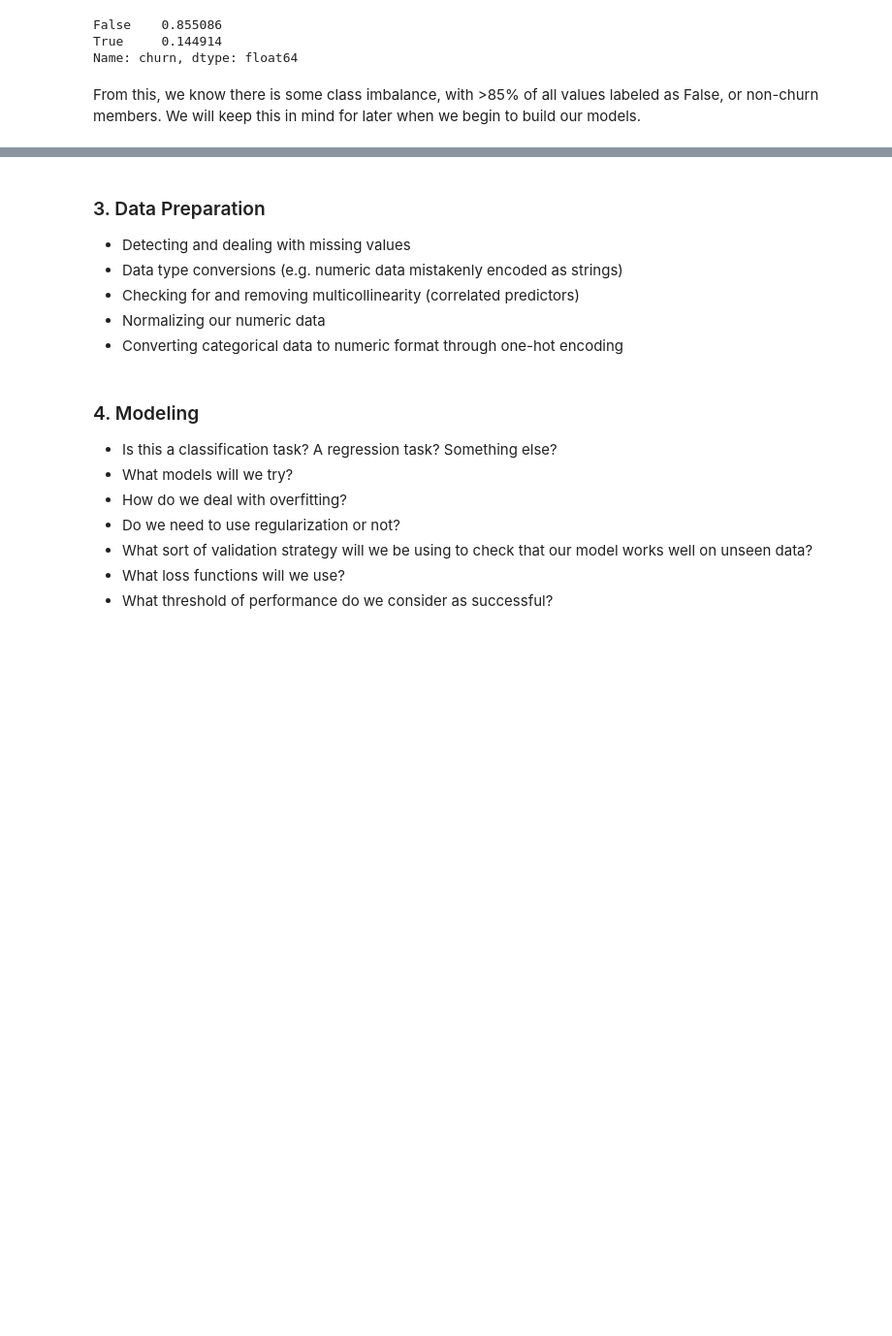
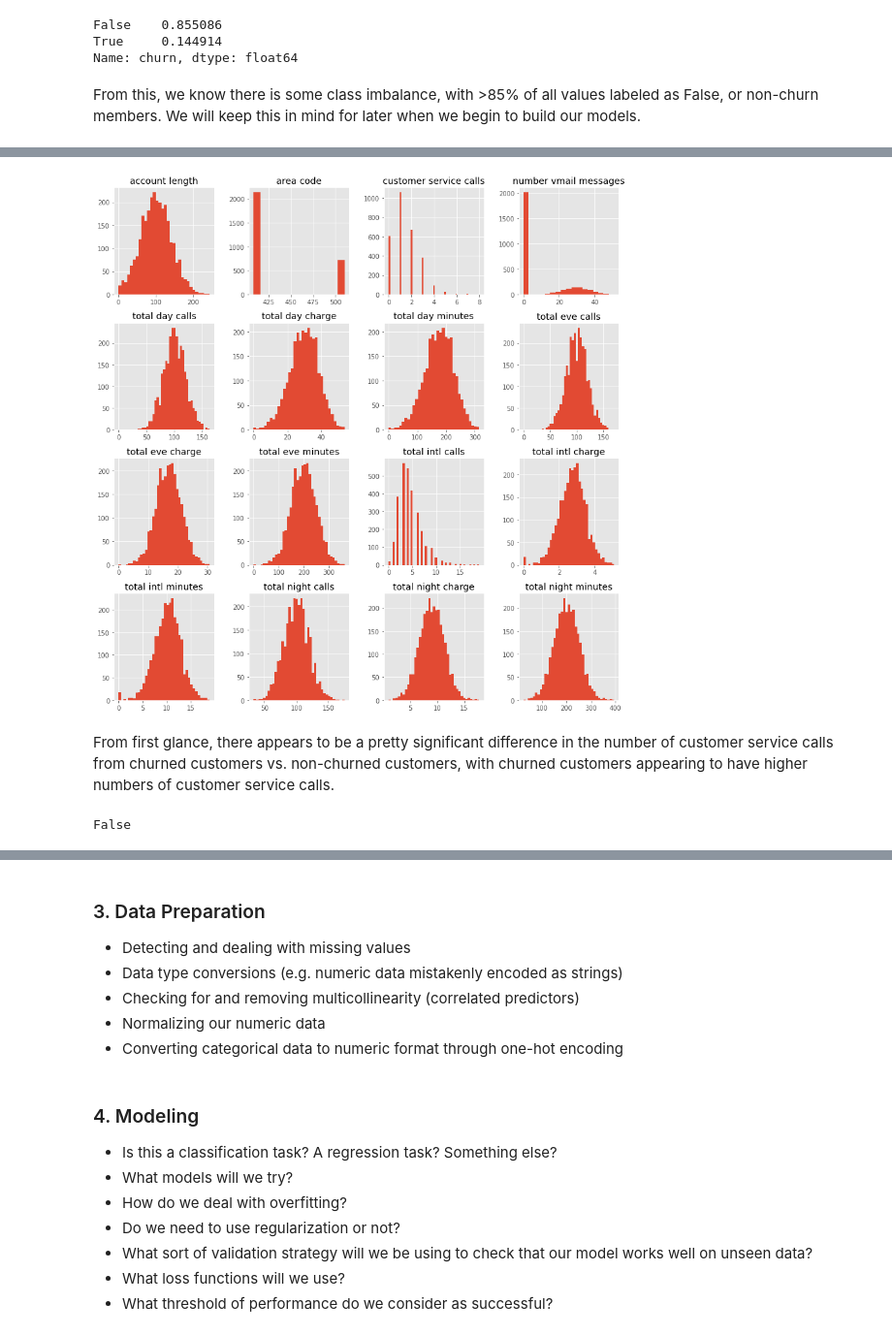
Before and after one commit to akaigraham/Predicting-Customer-Churn, a Jupyter notebook: Untitled.ipynb, the cells around one changed output, grey strips where cells are left out. Shown at 97% size. Drawn from its saved outputs; the diff is of its cells as text; code cells hidden in the pictures; blank space fills up the shorter version.

```diff
--- a/Untitled.ipynb
+++ b/Untitled.ipynb
@@ -374,0 +172,15 @@ Text(0.5, 1.0, 'True Churn by Voicemail Plan')
+# %%
+non_churned_df.drop('churn', axis=1).hist(figsize=(12, 12), bins='auto');
+plt.tight_layout()
+# %% [output]
+[figure, added]
+# %% [markdown]
+From first glance, there appears to be a pretty significant difference in the number of customer service calls from churned customers vs. non-churned customers, with churned customers appearing to have higher numbers of customer service calls.
+# %%
+# look at distribution of non-numeric columns, with the exception of phone-number as phone-number is essentially
+# just the customer ID
+# check if any duplicates in customer ID as this would signify a customer that churned and came back or a new
+# customer joining with a previous customer's phone number
+df['phone number'].duplicated().any()
+# %% [output]
+False
```
Also changed, not shown: parts of 72 cells of this notebook.
